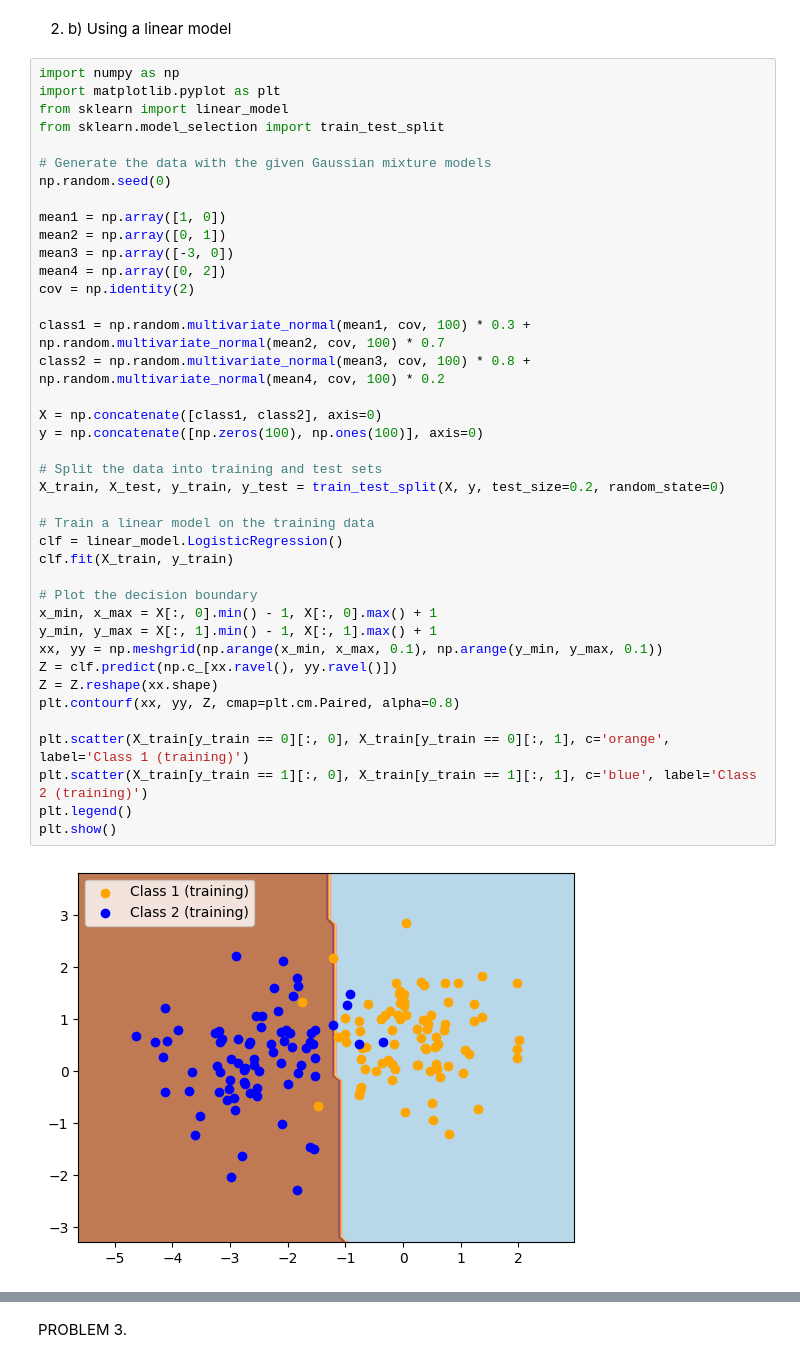
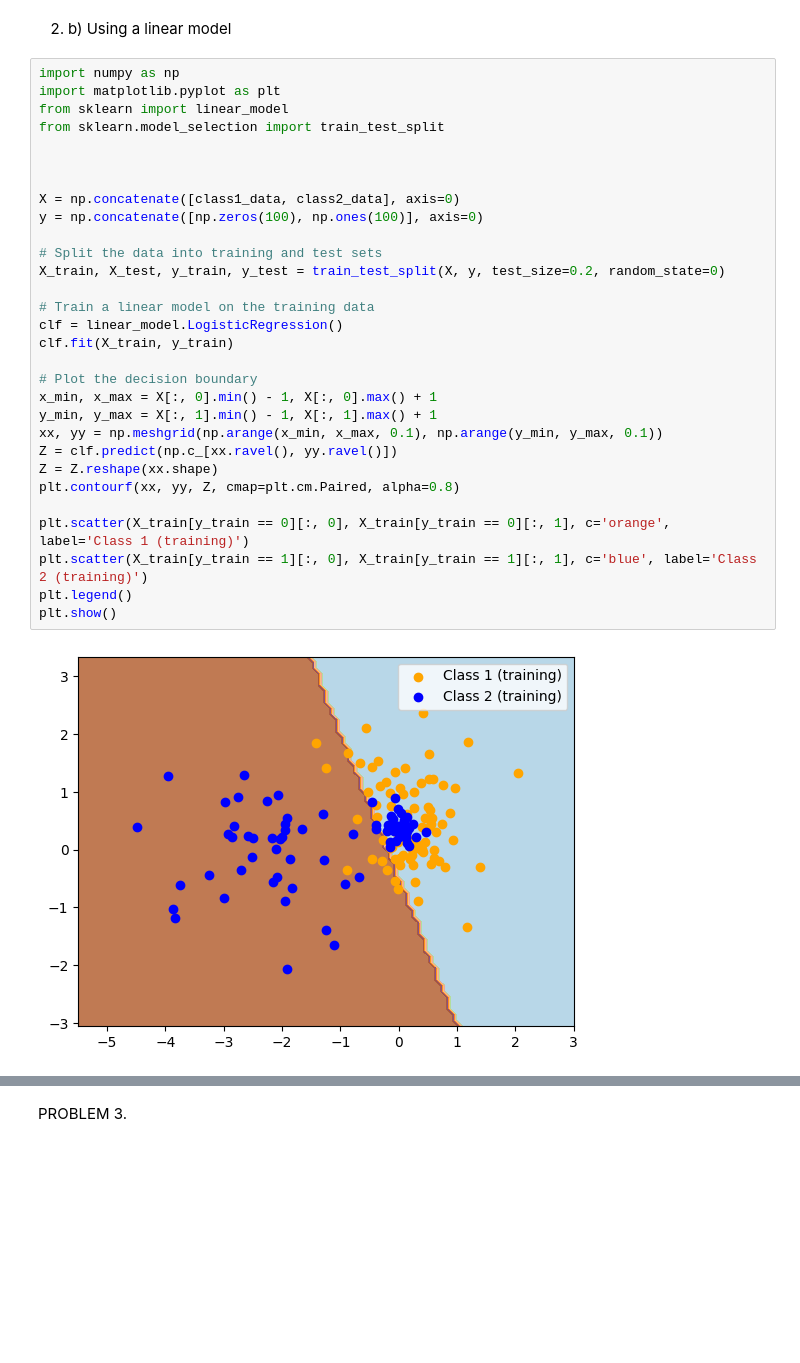
Before and after one commit to ferriitoo/MATH-569-Statistical-Learning, a Jupyter notebook: MATH_569_Julen_Ferro_HW1_Exercises_1_3.ipynb, the cells around one changed output, grey strips where cells are left out. Cells and saved outputs as stored; diff of their text form; blank space fills up the shorter version.

```diff
--- a/MATH_569_Julen_Ferro_HW1_Exercises_1_3.ipynb
+++ b/MATH_569_Julen_Ferro_HW1_Exercises_1_3.ipynb
@@ -143,43 +142,33 @@ plt.show()
 # %%
 import numpy as np
 import matplotlib.pyplot as plt
 from sklearn import linear_model
 from sklearn.model_selection import train_test_split
 
-# Generate the data with the given Gaussian mixture models
-np.random.seed(0)
 
-mean1 = np.array([1, 0])
-mean2 = np.array([0, 1])
-mean3 = np.array([-3, 0])
-mean4 = np.array([0, 2])
-cov = np.identity(2)
 
-class1 = np.random.multivariate_normal(mean1, cov, 100) * 0.3 + np.random.multivariate_normal(mean2, cov, 100) * 0.7
-class2 = np.random.multivariate_normal(mean3, cov, 100) * 0.8 + np.random.multivariate_normal(mean4, cov, 100) * 0.2
-
-X = np.concatenate([class1, class2], axis=0)
+X = np.concatenate([class1_data, class2_data], axis=0)
 y = np.concatenate([np.zeros(100), np.ones(100)], axis=0)
 
 # Split the data into training and test sets
 X_train, X_test, y_train, y_test = train_test_split(X, y, test_size=0.2, random_state=0)
 
 # Train a linear model on the training data
 clf = linear_model.LogisticRegression()
 clf.fit(X_train, y_train)
 
 # Plot the decision boundary
 x_min, x_max = X[:, 0].min() - 1, X[:, 0].max() + 1
 y_min, y_max = X[:, 1].min() - 1, X[:, 1].max() + 1
 xx, yy = np.meshgrid(np.arange(x_min, x_max, 0.1), np.arange(y_min, y_max, 0.1))
 Z = clf.predict(np.c_[xx.ravel(), yy.ravel()])
 Z = Z.reshape(xx.shape)
 plt.contourf(xx, yy, Z, cmap=plt.cm.Paired, alpha=0.8)
 
 plt.scatter(X_train[y_train == 0][:, 0], X_train[y_train == 0][:, 1], c='orange', label='Class 1 (training)')
 plt.scatter(X_train[y_train == 1][:, 0], X_train[y_train == 1][:, 1], c='blue', label='Class 2 (training)')
 plt.legend()
 plt.show()
 # %% [output]
-[figure, old version]
+[figure, new version]
 # %% [markdown]
```
Also changed, not shown: parts of 12 cells of this notebook.
